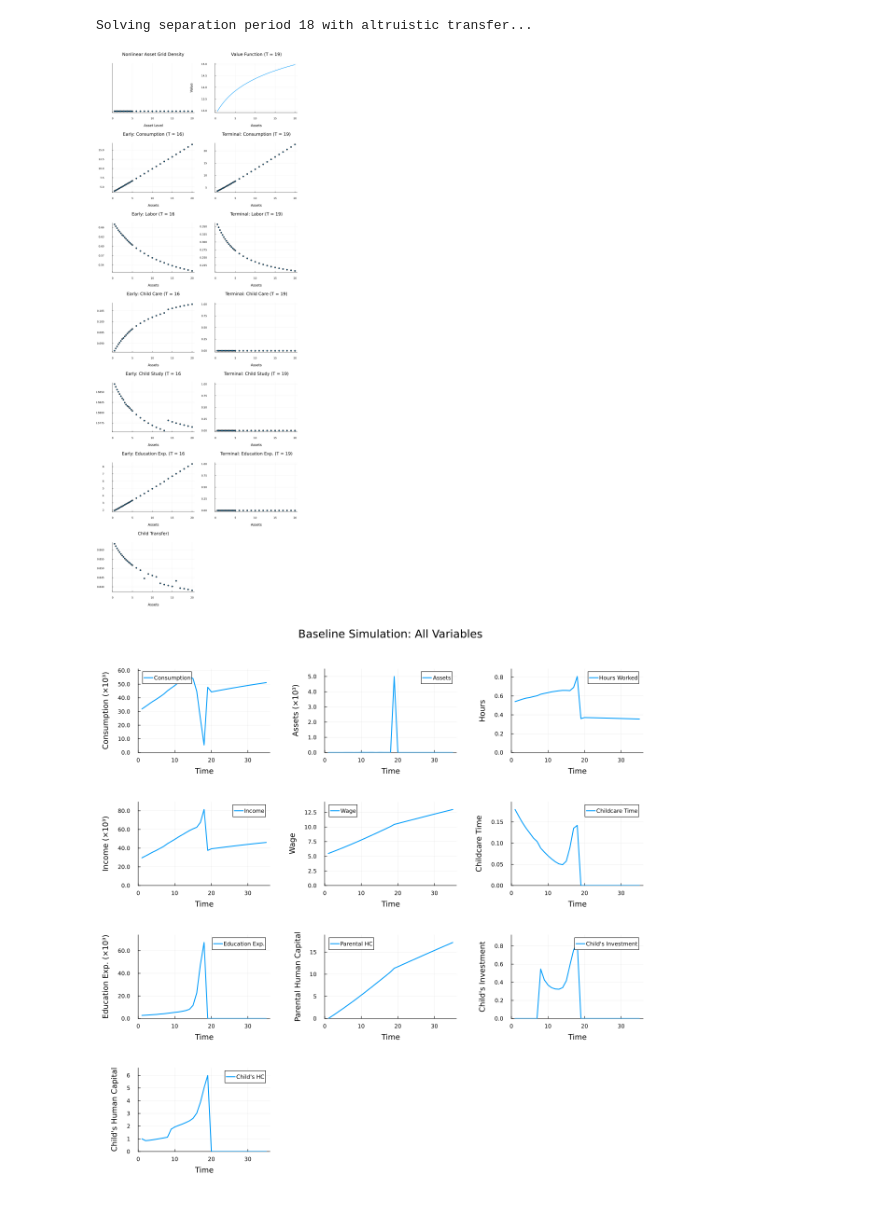
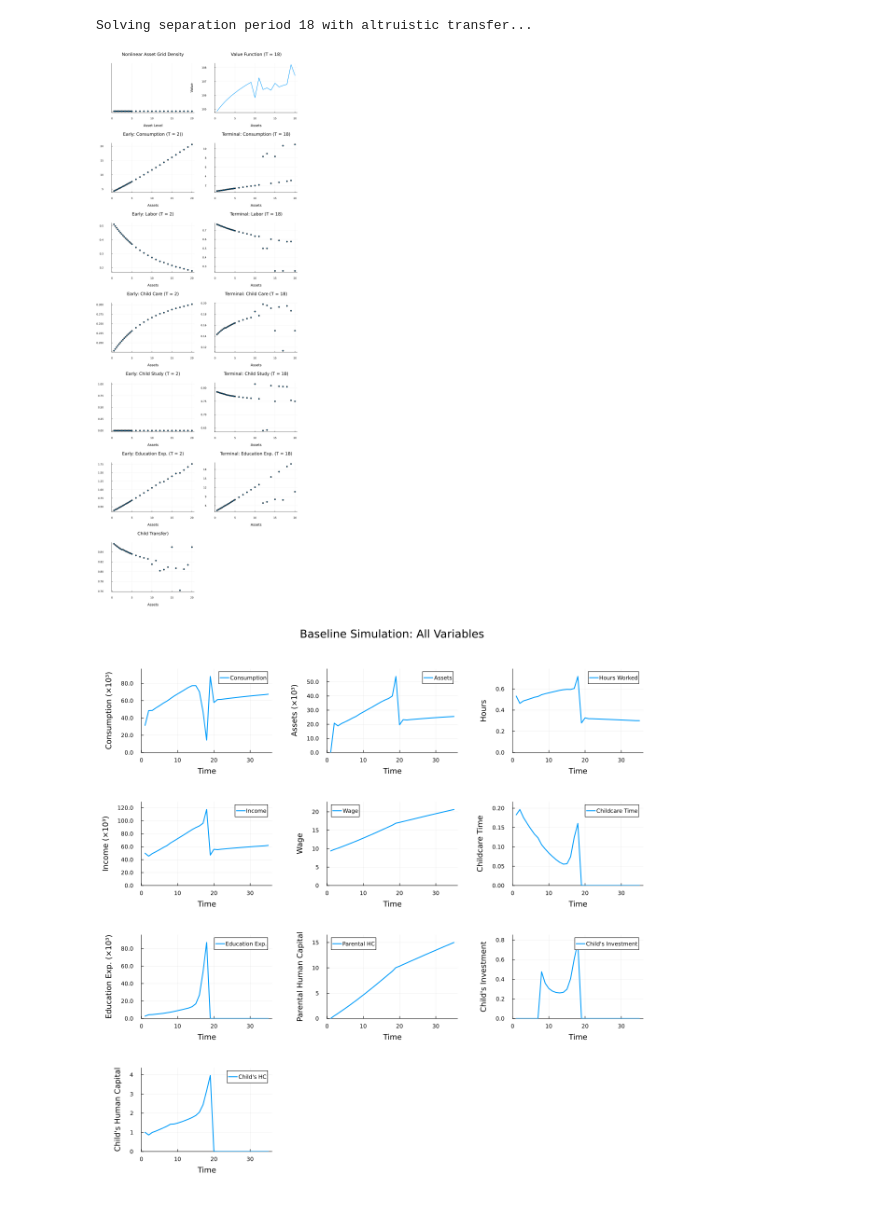
Before and after one commit to Ali-Iranpour/Structural-estimation, a Jupyter notebook: Combined Models/Full Model/Parent_OLG.ipynb, the cells around one changed output. Drawn from its saved outputs; the diff is of its cells as text; code cells hidden in the pictures.

```diff
--- a/Combined Models/Full Model/Parent_OLG.ipynb
+++ b/Combined Models/Full Model/Parent_OLG.ipynb
@@ -379,7 +379,7 @@ end
 
 function Parent_model(;
         T::Int=35, T_terminal::Int=18,
-        lambda::Float64=5.0,
+        lambda::Float64=3.0,
         tau::Float64=0.25, r::Float64=0.03,
         y::Float64=0.5, eta::Float64=2.0, alpha::Float64=0.08,
         phi::Float64=20.0, rho::Float64=1.0,
@@ -388,18 +388,20 @@ function Parent_model(;
         hc_max::Float64=10.0, hc_min::Float64=1.0, Nhc::Int=30,
         simN::Int=5000, simT::Int=T, seed::Int=1234,
         psi_terminal::Float64=1.5, kappa_terminal::Float64=0.5, theta_terminal::Float64=0.5,
+        # --- Slope/Intercept parameters for ALL age-specific variables ---
         beta_0 = 0.97,     beta_1 = 0.0,
         phi_1_0 = 0.3,     phi_1_1 = 0.0,
         phi_2_0 = 0.3,     phi_2_1 = 0.0,
         phi_3_0 = 0.4,     phi_3_1 = 0.0,
-        R_0 = 2.0,         R_1 = 0.0,
+        R_0 = 2.0,         R_1 = 0.05,
         sigma_1_0 = -0.8,  sigma_1_1 = -0.11,
-        sigma_2_0 = -2.8,  sigma_2_1 = 0.01,
+        sigma_2_0 = -2.8,  sigma_2_1 = 0.03,
         sigma_3_0 = -2.4,  sigma_3_1 = 0.06,
-        sigma_4_0 = -2.4,  sigma_4_1 = 0.11,
+        sigma_4_0 = -2.8,  sigma_4_1 = 0.11,
         lambda_1_0 = 0.4,  lambda_1_1 = 0.0,
         lambda_2_0 = 0.5,  lambda_2_1 = 0.0,
-        mu_0 = 1.0,        mu_1 = -0.08
+        # --- Bargaining parameter ---
+        mu_0 = 1.0,        mu_1 = -0.07
     )
 
     # Grids
@@ -416,7 +418,8 @@ function Parent_model(;
     phi_1_vector   = [phi_1_0 + phi_1_1 * (t-1) for t in 1:T]
     phi_2_vector   = [phi_2_0 + phi_2_1 * (t-1) for t in 1:T]
     phi_3_vector   = [phi_3_0 + phi_3_1 * (t-1) for t in 1:T]
-    R_vector       = [t <= 7 ? 2.0 : 2.5 + 0.1 * (t-1) for t in 1:T]
+    R_vector       = [R_0 + R_1 * (t-1) for t in 1:T]
+    #R_vector       = [t <= 7 ? 2.0 : 2.5 + 0.1 * (t-1) for t in 1:T]
     mu_vector      = [t <= 7 ? 1.0 : mu_0 + mu_1 * (t-7) for t in 1:T]
     sigma_1_vector = [exp(sigma_1_0 + sigma_1_1 * (t-1)) for t in 1:T]
     sigma_2_vector = [exp(sigma_2_0 + sigma_2_1 * (t-1)) for t in 1:T]
@@ -1176,8 +1179,8 @@ Solving separation period 18 with altruistic transfer...
 # Indices
 k_mid = Int(ceil(length(model_baseline.k_grid) / 2))
 hc_mid = Int(ceil(length(model_baseline.hc_grid) / 2))
-T_terminal = 19
-t_early = 16
+T_terminal = 18
+t_early = 2
 a_grid = model_baseline.a_grid
 
 # 1. Nonlinear asset grid
@@ -1197,7 +1200,7 @@ p2 = plot(
 p3 = scatter(
     a_grid, model_baseline.sol_c[t_early, :, k_mid, hc_mid];
     xlabel = "Assets", ylabel = "Consumption",
-    title = "Early: Consumption (T = $(t_early))", label = "cₜ(a)", markersize = 3)
+    title = "Early: Consumption (T = $(t_early)))", label = "cₜ(a)", markersize = 3)
 p4 = scatter(
     a_grid, model_baseline.sol_c[T_terminal, :, k_mid, hc_mid];
     xlabel = "Assets", ylabel = "",
@@ -1207,7 +1210,7 @@ p4 = scatter(
 p5 = scatter(
     a_grid, model_baseline.sol_h[t_early, :, k_mid, hc_mid];
     xlabel = "Assets", ylabel = "Labor",
-    title = "Early: Labor (T = $(t_early)", label = "hₜ(a)", markersize = 3)
+    title = "Early: Labor (T = $(t_early))", label = "hₜ(a)", markersize = 3)
 p6 = scatter(
     a_grid, model_baseline.sol_h[T_terminal, :, k_mid, hc_mid];
     xlabel = "Assets", ylabel = "",
@@ -1217,7 +1220,7 @@ p6 = scatter(
 p7 = scatter(
     a_grid, model_baseline.sol_t[t_early, :, k_mid, hc_mid];
     xlabel = "Assets", ylabel = "Child Care",
-    title = "Early: Child Care (T = $(t_early)", label = "tₜ(a)", markersize = 3)
+    title = "Early: Child Care (T = $(t_early))", label = "tₜ(a)", markersize = 3)
 p8 = scatter(
     a_grid, model_baseline.sol_t[T_terminal, :, k_mid, hc_mid];
     xlabel = "Assets", ylabel = "",
@@ -1227,42 +1230,42 @@ p8 = scatter(
 p9 = scatter(
     a_grid, model_baseline.sol_e[t_early, :, k_mid, hc_mid];
     xlabel = "Assets", ylabel = "Education Exp.",
-    title = "Early: Education Exp. (T = $(t_early)", label = "eₜ(a)", markersize = 3)
+    title = "Early: Education Exp. (T = $(t_early))", label = "eₜ(a)", markersize = 3)
 p10 = scatter(
     a_grid, model_baseline.sol_e[T_terminal, :, k_mid, hc_mid];
     xlabel = "Assets", ylabel = "",
     title = "Terminal: Education Exp. (T = $(T_terminal))", label = "eₜ(a)", markersize = 3)
 
 # 6. Child study time (i_c)
 p11 = scatter(
     a_grid, model_baseline.sol_i[t_early, :, k_mid, hc_mid];
     xlabel = "Assets", ylabel = "Child Study",
-    title = "Early: Child Study (T = $(t_early)", label = "iₜ(a)", markersize = 3)
+    title = "Early: Child Study (T = $(t_early))", label = "iₜ(a)", markersize = 3)
 p12 = scatter(
     a_grid, model_baseline.sol_i[T_terminal, :, k_mid, hc_mid];
     xlabel = "Assets", ylabel = "",
     title = "Terminal: Child Study (T = $(T_terminal))", label = "iₜ(a)", markersize = 3)
 
 p13 = scatter(a_grid, model_baseline.sol_b[18, :,k_mid, hc_mid];
          xlabel = "Assets", ylabel = "terminal assets",
          title = "Child Transfer)", markersize = 3)
 
 # Combine all plots into a 6×2 grid
 plot(
     p1,  p2,
     p3,  p4,
     p5,  p6,
     p7,  p8,
     p11, p12,
     p9,  p10,
     p13,
     layout = (7, 2),
     size = (1000, 2700),
     margin = 5mm,
     legend = false
 )
 # %% [output]
-[figure, old version]
+[figure, new version]
 # %%
 using Plots, Statistics
 
@@ -1354,4 +1357,4 @@ combined_plot = plot(p1, p2, p3, p8, p9, p7, p5, p4, p10, p6,
 
 display(combined_plot)
 # %% [output]
-[figure, old version]
+[figure, new version]
```
Also changed, not shown: parts of 2 cells of this notebook.
